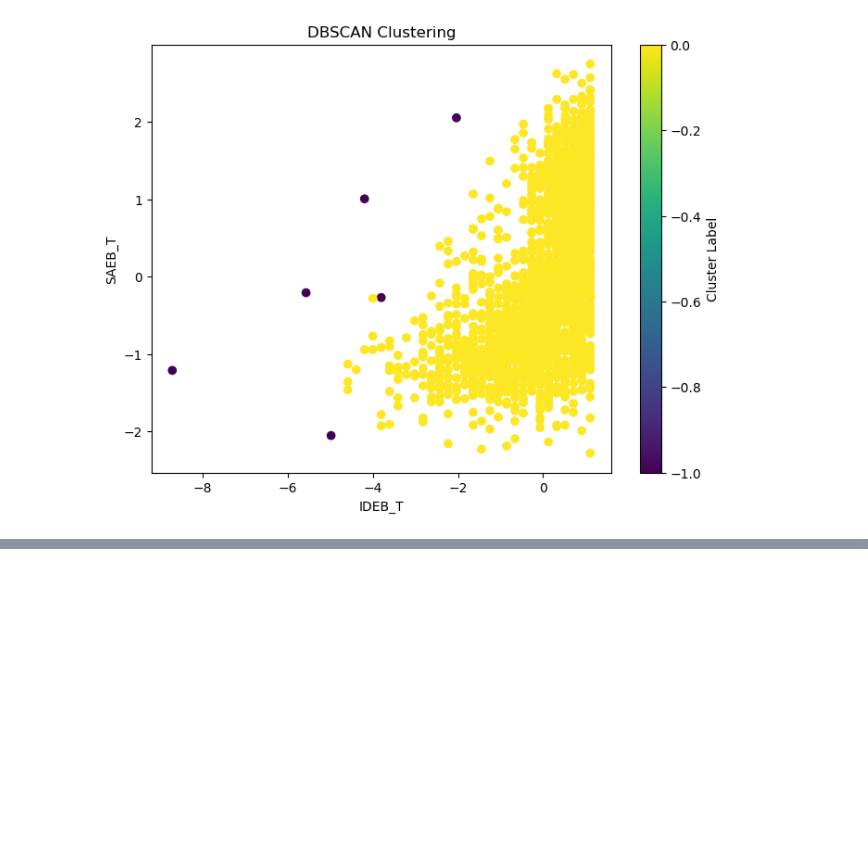
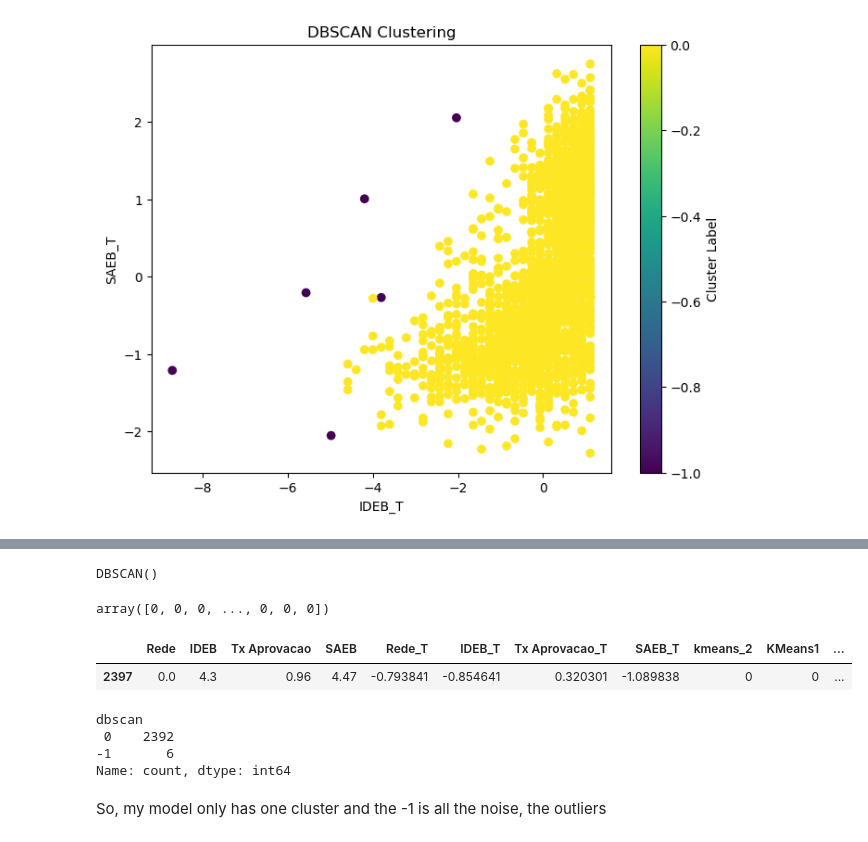
Before and after one commit to izazaka/ML, a Jupyter notebook: IDEB.ipynb, the cells around one changed output, grey strips where cells are left out. Cells and saved outputs as stored; diff of their text form; code cells hidden in the pictures; blank space fills up the shorter version.

Commit message:
DBSCAN
I did dbscan today in a different way

```diff
--- a/IDEB.ipynb
+++ b/IDEB.ipynb
@@ -618,0 +620,3 @@ plt.show()
+# %%
+X = ideb_17[["Tx Aprovacao_T", "SAEB_T"]]
+print(X)
@@ -618,0 +638,25 @@ plt.show()
+# %%
+dbscan_cluster_model = DBSCAN().fit(X)
+dbscan_cluster_model
+# %% [output]
+DBSCAN()
+# %%
+dbscan_cluster_model.labels_
+# %% [output]
+array([0, 0, 0, ..., 0, 0, 0])
+# %%
+ideb_17["dbscan"] = dbscan_cluster_model.labels_
+# %%
+ideb_17.tail(1)
+# %% [output]
+|  | Rede | IDEB | Tx Aprovacao | SAEB | Rede_T | IDEB_T | Tx Aprovacao_T | SAEB_T | kmeans_2 | KMeans1 | ... |
+| 2397 | 0.0 | 4.3 | 0.96 | 4.47 | -0.793841 | -0.854641 | 0.320301 | -1.089838 | 0 | 0 | ... |
+# %%
+ideb_17["dbscan"].value_counts()
+# %% [output]
+dbscan
+ 0    2392
+-1       6
+Name: count, dtype: int64
+# %% [markdown]
+So, my model only has one cluster and the -1 is all the noise, the outliers
```
Also changed, not shown: parts of 19 cells of this notebook, 1 other file.
